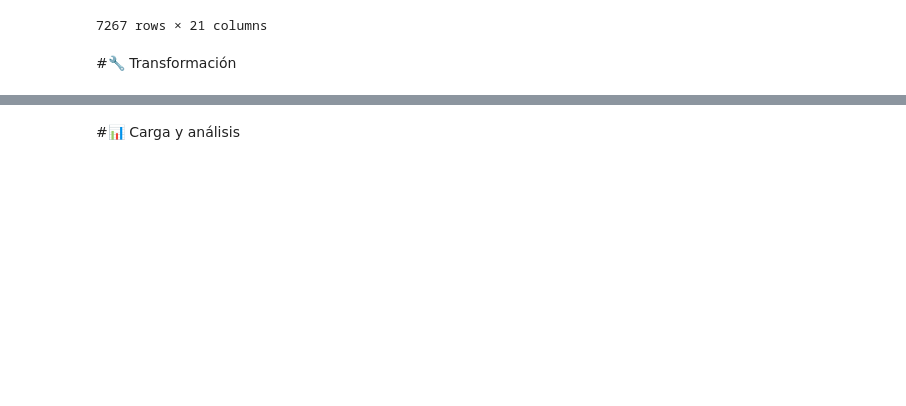
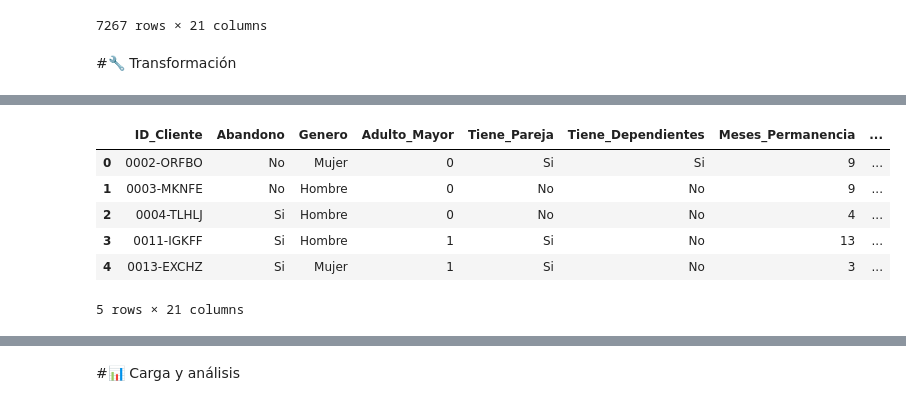
Before and after one commit to ferneysua123-dot/Desafio_TelecomX, a Jupyter notebook: TelecomX_LATAM.ipynb, the cells around one changed output, grey strips where cells are left out. Saved outputs shown, nothing was run; the diff lists cells and outputs as text; code cells hidden in the pictures; blank space fills up the shorter version.

```diff
--- a/TelecomX_LATAM.ipynb
+++ b/TelecomX_LATAM.ipynb
@@ -54,0 +114,25 @@ df
+# %%
+traduccion_valores = {
+    "Yes": "Si",
+    "No": "No",
+    "Female": "Mujer",
+    "Male": "Hombre",
+    "No phone service": "Sin servicio telefonico",
+    "No internet service": "Sin servicio de internet",
+    "DSL": "DSL",
+    "Fiber optic": "Fibra optica",
+    "Month-to-month": "Mes a mes",
+    "One year": "Un año",
+    "Two year": "Dos años",
+    "Electronic check": "Cheque electronico",
+    "Mailed check": "Cheque por correo",
+    "Credit card (automatic)": "Tarjeta de credito (automatica)",
+    "Bank transfer (automatic)": "Transferencia bancaria (automatica)"
+}
+df.rename(columns=traduccion_valores, inplace=True)
+# Aplicar traducciones a todas las columnas de tipo "object"
+for col in df.select_dtypes(include=["object"]).columns:
+    df[col] = df[col].replace(traduccion_valores)
+
+print("Traducción aplicada. Vista previa:")
+print(df.head(3))
@@ -54,0 +167,10 @@ df
+# %%
+df.head(5)
+# %% [output]
+|  | ID_Cliente | Abandono | Genero | Adulto_Mayor | Tiene_Pareja | Tiene_Dependientes | Meses_Permanencia | ... |
+| 0 | 0002-ORFBO | No | Mujer | 0 | Si | Si | 9 | ... |
+| 1 | 0003-MKNFE | No | Hombre | 0 | No | No | 9 | ... |
+| 2 | 0004-TLHLJ | Si | Hombre | 0 | No | No | 4 | ... |
+| 3 | 0011-IGKFF | Si | Hombre | 1 | Si | No | 13 | ... |
+| 4 | 0013-EXCHZ | Si | Mujer | 1 | Si | No | 3 | ... |
+5 rows × 21 columns
```
Also changed, not shown: parts of 16 cells of this notebook.
